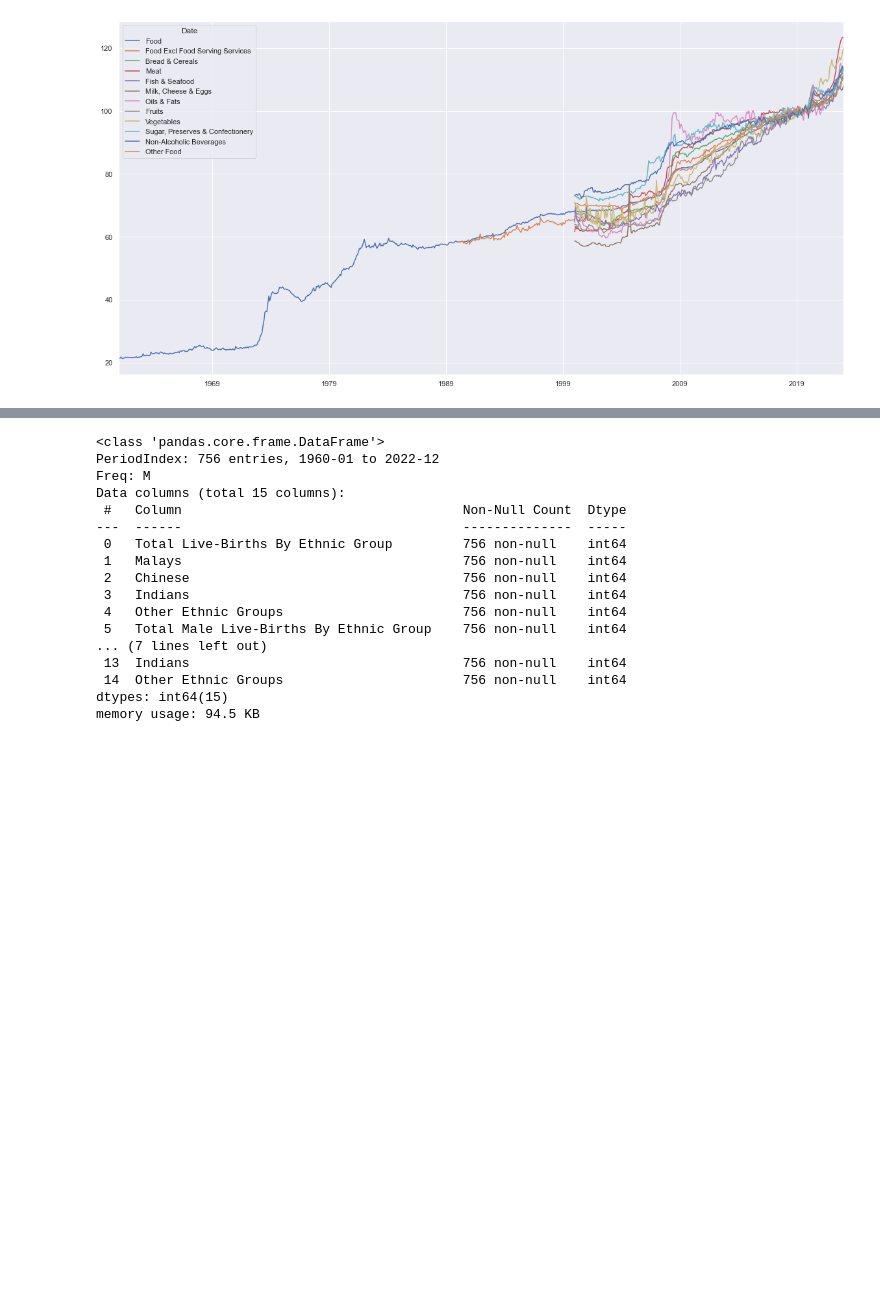
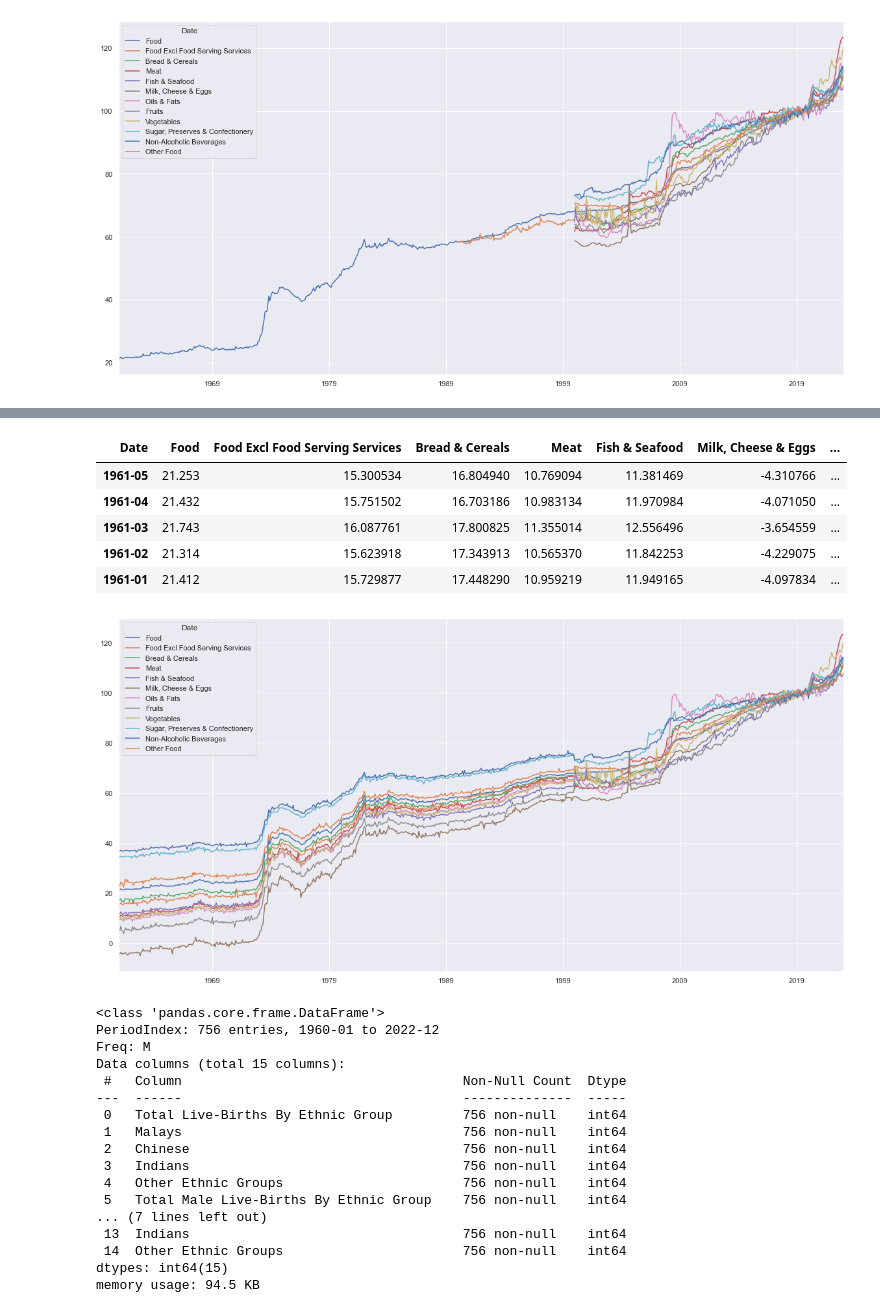
Before and after one commit to SleepHan/SC1015-Mini-Project, a Jupyter notebook: Grocery Analysis.ipynb, the cells around one changed output, grey strips where cells are left out. Saved outputs shown, nothing was run; the diff lists cells and outputs as text; code cells hidden in the pictures; blank space fills up the shorter version.

```diff
--- a/Grocery Analysis.ipynb
+++ b/Grocery Analysis.ipynb
@@ -264,3 +232,17 @@ inflation rate data obtained from here https://data.worldbank.org/indicator/FP.C
+# %%
+grocery.plot(figsize=(20, 10))
+#grocery.head()
+# grocery = grocery.dropna()
+grocery.tail()
+# grocery.count()
+# %% [output]
+| Date | Food | Food Excl Food Serving Services | Bread & Cereals | Meat | Fish & Seafood | Milk, Cheese & Eggs | ... |
+| 1961-05 | 21.253 | 15.300534 | 16.804940 | 10.769094 | 11.381469 | -4.310766 | ... |
+| 1961-04 | 21.432 | 15.751502 | 16.703186 | 10.983134 | 11.970984 | -4.071050 | ... |
+| 1961-03 | 21.743 | 16.087761 | 17.800825 | 11.355014 | 12.556496 | -3.654559 | ... |
+| 1961-02 | 21.314 | 15.623918 | 17.343913 | 10.565370 | 11.842253 | -4.229075 | ... |
+| 1961-01 | 21.412 | 15.729877 | 17.448290 | 10.959219 | 11.949165 | -4.097834 | ... |
+[figure, added]
 # %%
 births = pd.read_csv('Datasets/Birth_Rate_clean.csv')
 
```
Also changed, not shown: parts of 19 cells of this notebook.
